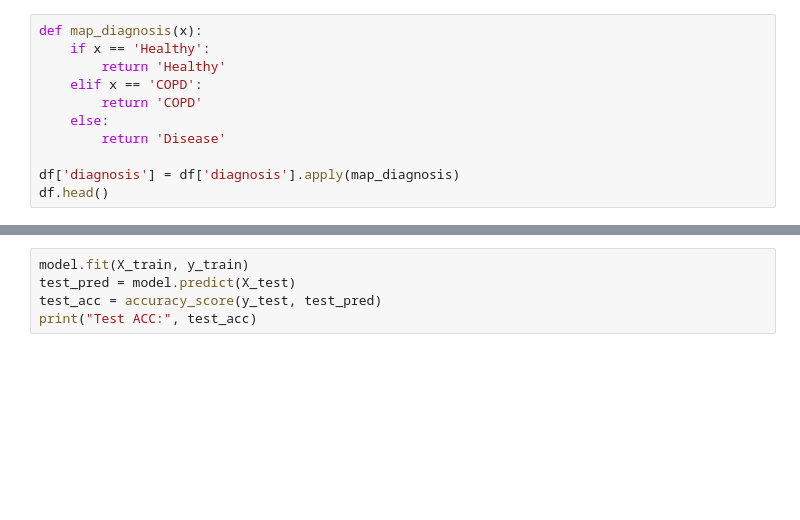
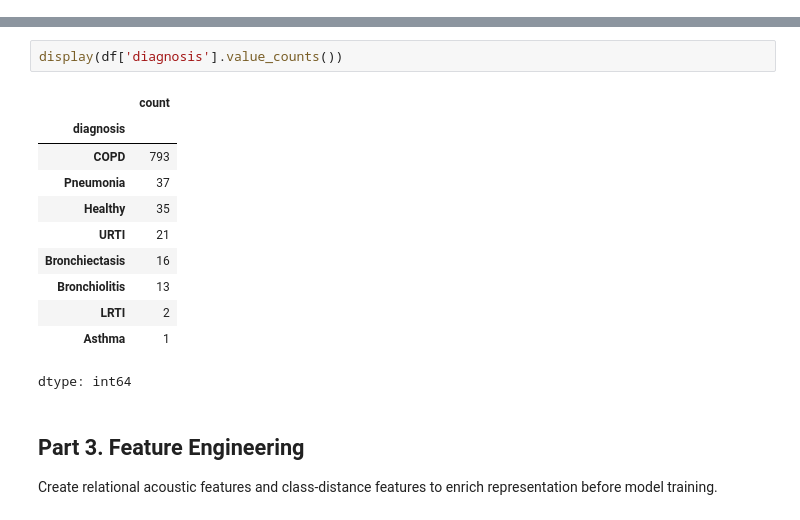
Before and after one commit to incRED1bl/course_paper, a Jupyter notebook: colab/model/model.ipynb, the cells around one changed output, grey strips where cells are left out. Saved outputs shown, nothing was run; the diff lists cells and outputs as text; blank space fills up the shorter version.

Commit message:
added new model

```diff
--- a/colab/model/model.ipynb
+++ b/colab/model/model.ipynb
@@ -44,11 +113,0 @@ df.head()
-# %%
-def map_diagnosis(x):
-    if x == 'Healthy':
-        return 'Healthy'
-    elif x == 'COPD':
-        return 'COPD'
-    else:
-        return 'Disease'
-
-df['diagnosis'] = df['diagnosis'].apply(map_diagnosis)
-df.head()
@@ -249,5 +114,18 @@ print(classification_report(
-# %%
-model.fit(X_train, y_train)
-test_pred = model.predict(X_test)
-test_acc = accuracy_score(y_test, test_pred)
-print("Test ACC:", test_acc)
+# %%
+display(df['diagnosis'].value_counts())
+# %% [output]
+|  | count |
+| diagnosis |  |
+| COPD | 793 |
+| Pneumonia | 37 |
+| Healthy | 35 |
+| URTI | 21 |
+| Bronchiectasis | 16 |
+| Bronchiolitis | 13 |
+| LRTI | 2 |
+| Asthma | 1 |
+dtype: int64
+# %% [markdown]
+## Part 3. Feature Engineering
+
+Create relational acoustic features and class-distance features to enrich representation before model training.
```
Also changed, not shown: parts of 52 cells of this notebook.
